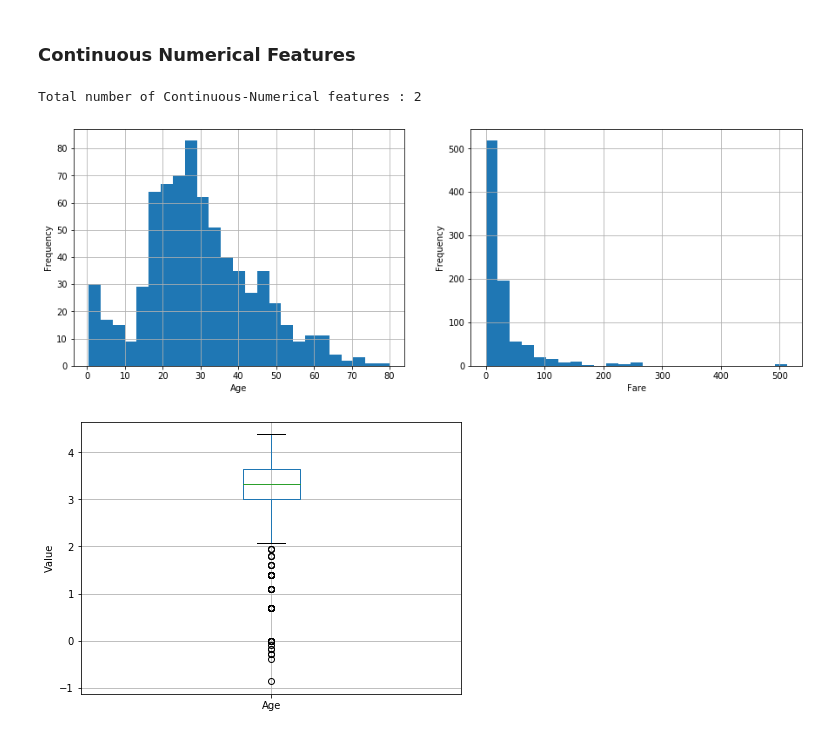
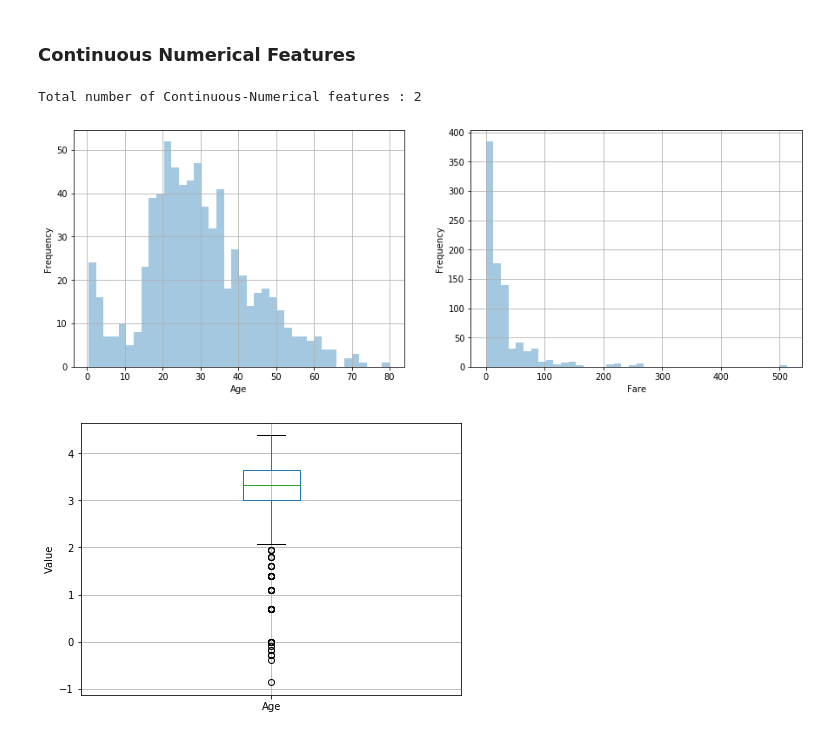
Before and after one commit to ParthikB/Data_Science, a Jupyter notebook: titanic/EDA.ipynb, the cells around one changed output. Drawn from its saved outputs; the diff is of its cells as text; code cells hidden in the pictures.

```diff
--- a/titanic/EDA.ipynb
+++ b/titanic/EDA.ipynb
@@ -97,18 +99,21 @@ Total number of Discrete-Numerical features : 3
 # %%
 cont_features = [f for f in num_features if f not in discrete_features]
 print('Total number of Continuous-Numerical features :', len(cont_features), '\n')
 
 plt.figure(figsize=(15, 5))
 for idx, f in enumerate(cont_features):
     data = train.copy()
 
     plt.subplot(1, 2, idx+1)
-    data[f].hist(bins=25)
+
+    sns.distplot(data[f].dropna(), bins=40, kde=False)
+
+    plt.grid(1)
     plt.ylabel('Frequency')
     plt.xlabel(f)
 # %% [output]
 Total number of Continuous-Numerical features : 2
-[figure, old version]
+[figure, new version]
 # %%
 plt.figure(figsize=(15, 5))
 for idx, f in enumerate(cont_features):
```
Also changed, not shown: parts of 5 cells of this notebook, 4 other files.
